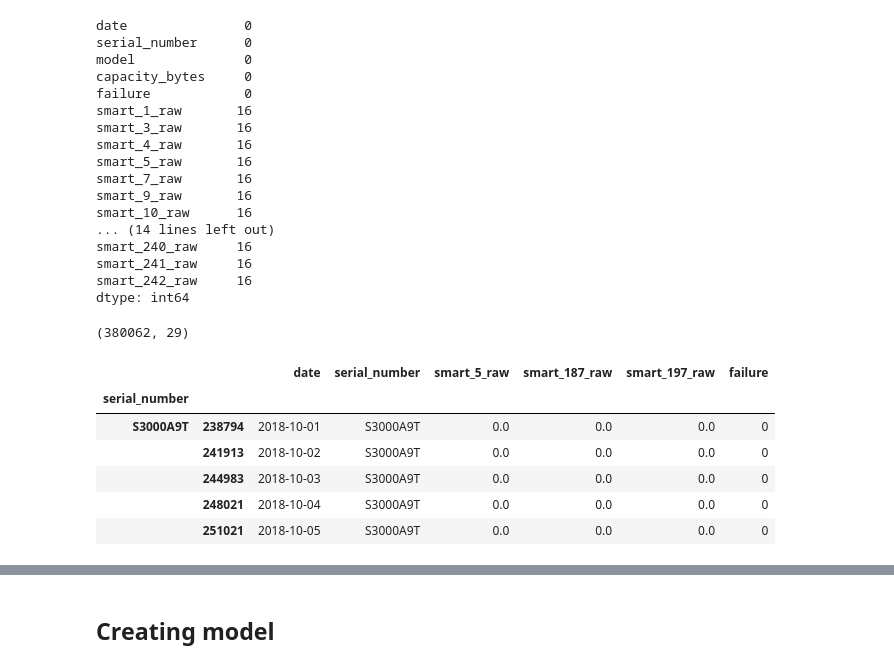
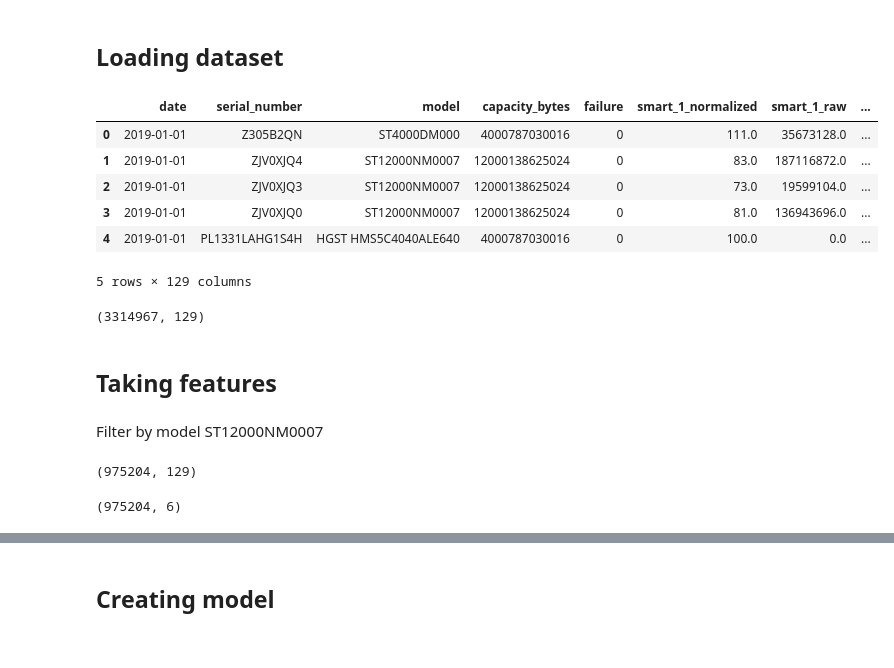
Before and after one commit to katevi/Hard-drive-failure-prediction, a Jupyter notebook: anomaly_detection_IF.ipynb, the cells around one changed output, grey strips where cells are left out. Saved outputs shown, nothing was run; the diff lists cells and outputs as text; code cells hidden in the pictures.

```diff
--- a/anomaly_detection_IF.ipynb
+++ b/anomaly_detection_IF.ipynb
@@ -53,40 +1,35 @@ dtype: int64
-# %%
-columns_with_values = df_bb_raw.columns[df_bb_raw.isnull().sum() <= 30000]
-df_bb_raw = df_bb_raw[columns_with_values]
-df_bb_raw.isnull().sum()
-# %% [output]
-date               0
-serial_number      0
-model              0
-capacity_bytes     0
-failure            0
-smart_1_raw       16
-smart_3_raw       16
-smart_4_raw       16
-smart_5_raw       16
-smart_7_raw       16
-smart_9_raw       16
-smart_10_raw      16
-... (14 lines left out)
-smart_240_raw     16
-smart_241_raw     16
-smart_242_raw     16
-dtype: int64
-# %%
-df_bb_raw = df_bb_raw.dropna()
-df_bb_raw.shape
-# %% [output]
-(380062, 29)
+# %% [markdown]
+## Loading dataset
+# %%
+import pandas as pd
+import glob
+
+df = pd.concat(map(pd.read_csv, glob.glob("backblaze2019/2019-01*.csv")))
+df.head()
+# %% [output]
+|  | date | serial_number | model | capacity_bytes | failure | smart_1_normalized | smart_1_raw | ... |
+| 0 | 2019-01-01 | Z305B2QN | ST4000DM000 | 4000787030016 | 0 | 111.0 | 35673128.0 | ... |
+| 1 | 2019-01-01 | ZJV0XJQ4 | ST12000NM0007 | 12000138625024 | 0 | 83.0 | 187116872.0 | ... |
+| 2 | 2019-01-01 | ZJV0XJQ3 | ST12000NM0007 | 12000138625024 | 0 | 73.0 | 19599104.0 | ... |
+| 3 | 2019-01-01 | ZJV0XJQ0 | ST12000NM0007 | 12000138625024 | 0 | 81.0 | 136943696.0 | ... |
+| 4 | 2019-01-01 | PL1331LAHG1S4H | HGST HMS5C4040ALE640 | 4000787030016 | 0 | 100.0 | 0.0 | ... |
+5 rows × 129 columns
+# %%
+df.shape
+# %% [output]
+(3314967, 129)
+# %% [markdown]
+## Taking features
+# %% [markdown]
+Filter by model ST12000NM0007
+# %%
+df2 = df
+df = df[df['model'] == "ST12000NM0007"]
+df.shape
+# %% [output]
+(975204, 129)
 # %%
-df = df_bb_raw
 df = df.filter(['date','serial_number','smart_5_raw', 'smart_187_raw', 'smart_197_raw', 'failure'])
-df = df.groupby(['serial_number'], group_keys=True).apply(lambda x: x)
-df.head()
+df.shape
 # %% [output]
-|  |  | date | serial_number | smart_5_raw | smart_187_raw | smart_197_raw | failure |
-| serial_number |  |  |  |  |  |  |  |
-| S3000A9T | 238794 | 2018-10-01 | S3000A9T | 0.0 | 0.0 | 0.0 | 0 |
-|  | 241913 | 2018-10-02 | S3000A9T | 0.0 | 0.0 | 0.0 | 0 |
-|  | 244983 | 2018-10-03 | S3000A9T | 0.0 | 0.0 | 0.0 | 0 |
-|  | 248021 | 2018-10-04 | S3000A9T | 0.0 | 0.0 | 0.0 | 0 |
-|  | 251021 | 2018-10-05 | S3000A9T | 0.0 | 0.0 | 0.0 | 0 |
+(975204, 6)
```
Also changed, not shown: parts of 28 cells of this notebook.
